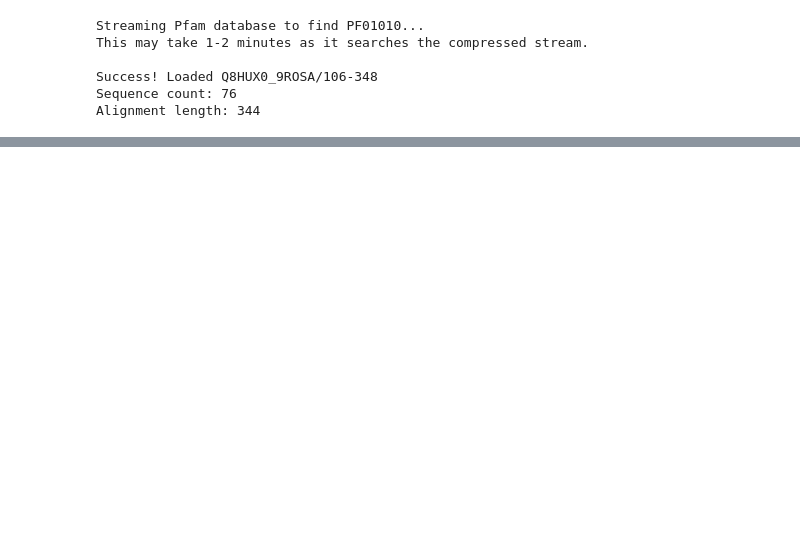
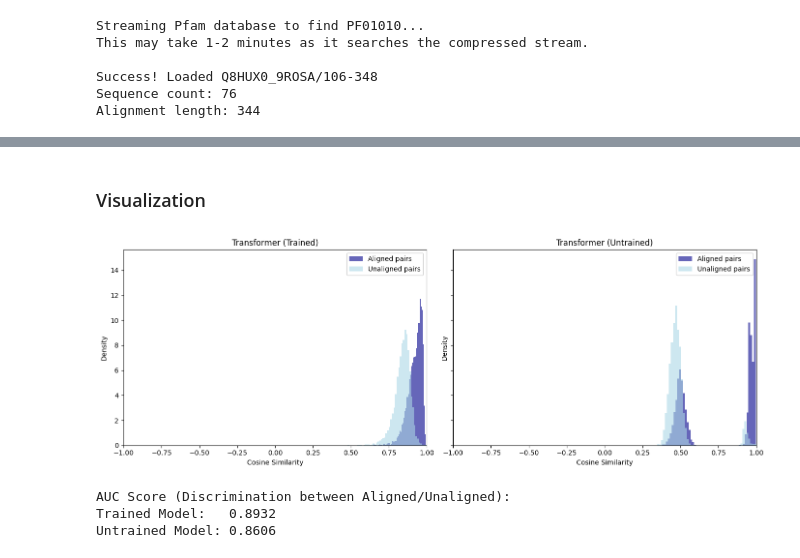
Before and after one commit to dgloukhman/unsupervised-learning-in-biology, a Jupyter notebook: experiments/Experiment_4.ipynb, the cells around one changed output, grey strips where cells are left out. Saved outputs shown, nothing was run; the diff lists cells and outputs as text; code cells hidden in the pictures; blank space fills up the shorter version.

```diff
--- a/experiments/Experiment_4.ipynb
+++ b/experiments/Experiment_4.ipynb
@@ -33,0 +34,8 @@ if torch.cuda.is_available():
+# %%
+# kleineres Modell 'esm2_t6_8M_UR50D' zum testen
+# verwendet 36-layer Transformer trained on UniParc" (ca. 670 Mio. Parameter ) im Paper.
+model, alphabet = esm.pretrained.esm1_t6_43M_UR50S()
+
+if torch.cuda.is_available():
+    model = model.cuda()
+    print("Modell auf GPU geladen.")
@@ -92,10 +72,3 @@ This may take 1-2 minutes as it searches the compressed stream.
 Success! Loaded Q8HUX0_9ROSA/106-348
 Sequence count: 76
 Alignment length: 344
-# %%
-# 1. Embeddings mit dem TRAINIERTEN Modell holen
-print("Berechne TRAINIERTE Embeddings...")
-# Schritt 1: Hidden Representations holen
-token_reps_trained, batch_strs_trained = helper.get_hidden_representations(model, alphabet, labels, seqs)
-# Schritt 2: Mean Pooling durchführen
-emb_trained = helper.get_protein_embedding(token_reps_trained, batch_strs_trained)
@@ -117,0 +254,43 @@ Berechne UNTRAINIERTE Embeddings...
+# %% [markdown]
+### Visualization
+# %%
+fig, axes = plt.subplots(1, 2, figsize=(14, 5), sharey=True)
+
+# Plot Helper
+def plot_dist(ax, aligned, unaligned, title):
+    # Plot histograms with density
+    ax.hist(aligned, bins=50, density=True, alpha=0.6, color='darkblue', label='Aligned pairs')
+    ax.hist(unaligned, bins=50, density=True, alpha=0.6, color='lightblue', label='Unaligned pairs')
+    ax.set_title(title)
+    ax.set_xlabel("Cosine Similarity")
+    ax.set_ylabel("Density")
+    ax.legend()
+    ax.set_xlim(-1, 1)
+
+# Plot Trained
+plot_dist(axes[0], train_aligned, train_unaligned, "Transformer (Trained)")
+
+# Plot Untrained
+plot_dist(axes[1], untrain_aligned, untrain_unaligned, "Transformer (Untrained)")
+
+plt.tight_layout()
+plt.show()
+
+# --- Evaluation (AUC) ---
+# Quantify the separation between the distributions
+def get_auc(aligned, unaligned):
+    y_true = [1] * len(aligned) + [0] * len(unaligned)
+    y_scores = np.concatenate([aligned, unaligned])
+    return roc_auc_score(y_true, y_scores)
+
+auc_trained = get_auc(train_aligned, train_unaligned)
+auc_untrained = get_auc(untrain_aligned, untrain_unaligned)
+
+print(f"AUC Score (Discrimination between Aligned/Unaligned):")
+print(f"Trained Model:   {auc_trained:.4f}")
+print(f"Untrained Model: {auc_untrained:.4f}")
+# %% [output]
+[figure, added]
+AUC Score (Discrimination between Aligned/Unaligned):
+Trained Model:   0.8932
+Untrained Model: 0.8606
```
Also changed, not shown: parts of 16 cells of this notebook, 1 other file.
